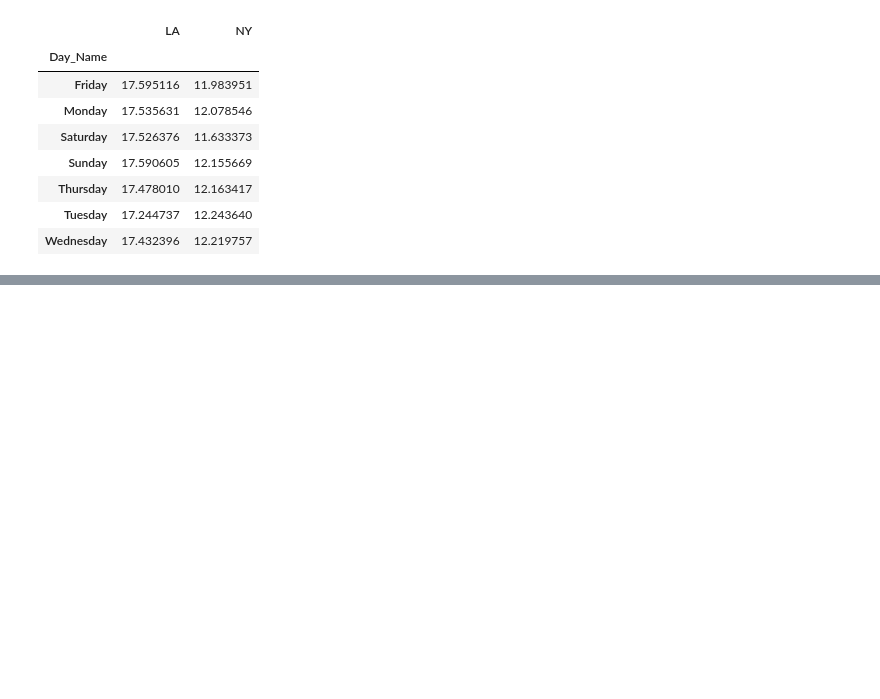
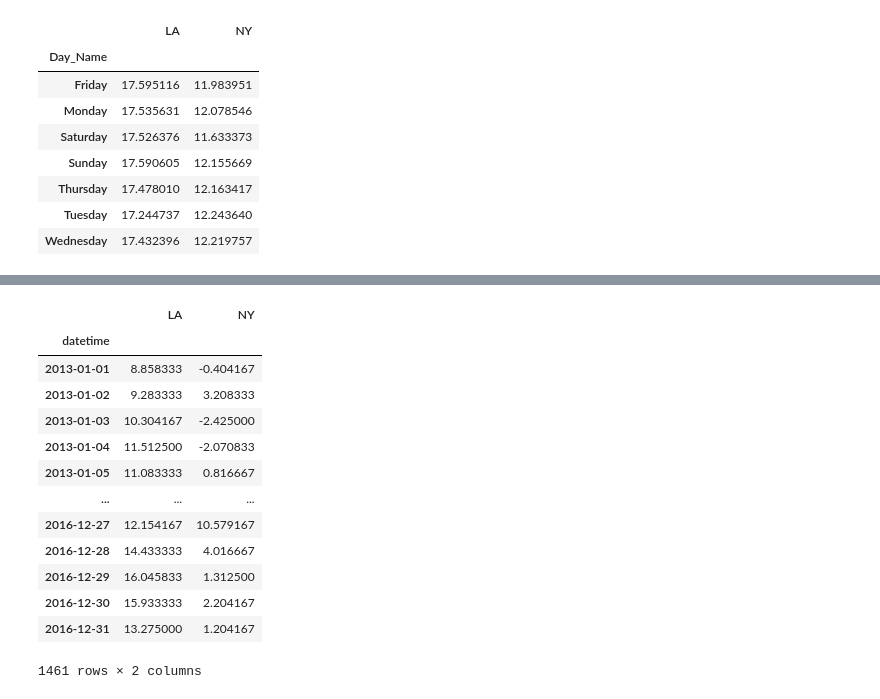
Before and after one commit to mohamedeld/Exploratory-Data-Analysis-using-Python, a Jupyter notebook: timeseries.ipynb, the cells around one changed output, grey strips where cells are left out. Saved outputs shown, nothing was run; the diff lists cells and outputs as text; code cells hidden in the pictures; blank space fills up the shorter version.

```diff
--- a/timeseries.ipynb
+++ b/timeseries.ipynb
@@ -173,0 +218,19 @@ temps.groupby("Day_Name").mean()
+# %%
+temps.drop(columns=['Day_Name'],inplace=True)
+# %%
+temps.resample("D").mean()
+# %% [output]
+|  | LA | NY |
+| datetime |  |  |
+| 2013-01-01 | 8.858333 | -0.404167 |
+| 2013-01-02 | 9.283333 | 3.208333 |
+| 2013-01-03 | 10.304167 | -2.425000 |
+| 2013-01-04 | 11.512500 | -2.070833 |
+| 2013-01-05 | 11.083333 | 0.816667 |
+| ... | ... | ... |
+| 2016-12-27 | 12.154167 | 10.579167 |
+| 2016-12-28 | 14.433333 | 4.016667 |
+| 2016-12-29 | 16.045833 | 1.312500 |
+| 2016-12-30 | 15.933333 | 2.204167 |
+| 2016-12-31 | 13.275000 | 1.204167 |
+1461 rows × 2 columns
```
Also changed, not shown: parts of 15 cells of this notebook.
